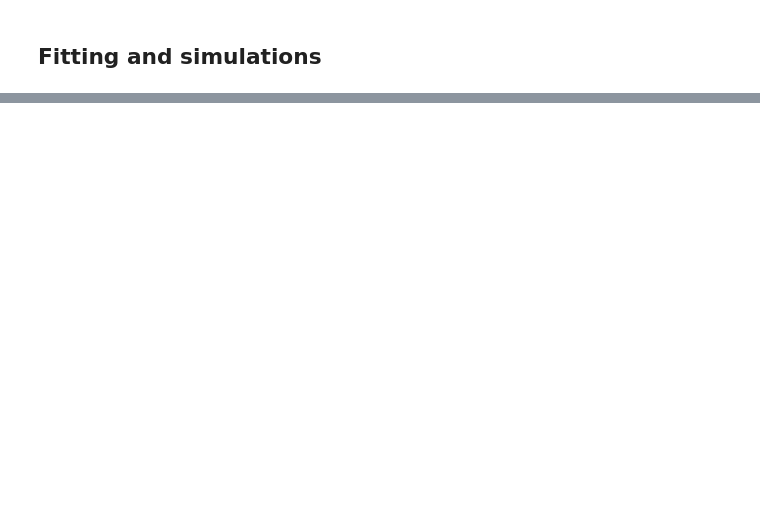
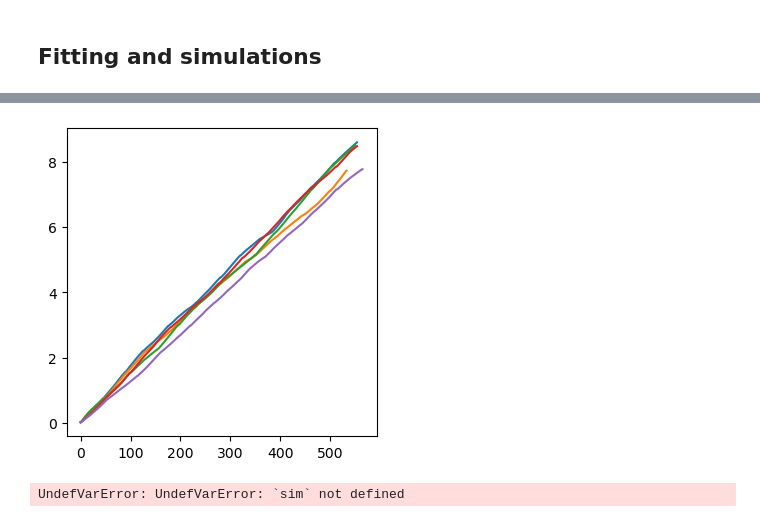
Before and after one commit to elevien/L1210, a Jupyter notebook: notebooks/PAPER_FIG4.ipynb, the cells around one changed output, grey strips where cells are left out. Cells and saved outputs as stored; diff of their text form; code cells hidden in the pictures; blank space fills up the shorter version.

```diff
--- a/notebooks/PAPER_FIG4.ipynb
+++ b/notebooks/PAPER_FIG4.ipynb
@@ -303,0 +238,38 @@ var_sims
+# %%
+sims = CSV.read("./../output/sims_OUfit.csv",DataFrame);
+sims[:,:lnM] = log.(sims[:,:M])
+lineages = unique(sims.lineage)
+replicates= unique(sims.replicate)
+
+
+dfs = []
+for l in lineages
+    for r in replicates
+        y =0.
+        lnM_sums = []
+        d = sims[(sims.lineage .==l) .& (sims.replicate .== r),:]
+        for p in unique(d.position)
+            Z = sort(d[d.position .==p,:],:time).lnM
+            Z = Z .- Z[1] .+ y .+ mean(diff(Z))
+            push!(lnM_sums,Z)
+            y = Z[end]
+        end
+        lnM_sum = vcat(lnM_sums...);
+        d[:,:lnM_sum] = lnM_sum
+        push!(dfs,d)
+    end
+end
+sims = vcat(dfs...);
+# %%
+fig, ax = subplots(figsize=(4,4))
+for r in replicates
+    d = sims[(sims.lineage .==lineages[1]) .& (sims.replicate .== r),:]
+    ax.plot(d.lnM_sum,"-")
+end
+fig
+# %% [output]
+[figure, added]
+# %%
+sim
+# %% [output]
+UndefVarError: UndefVarError: `sim` not defined
```
Also changed, not shown: parts of 21 cells of this notebook, 16 other files.
